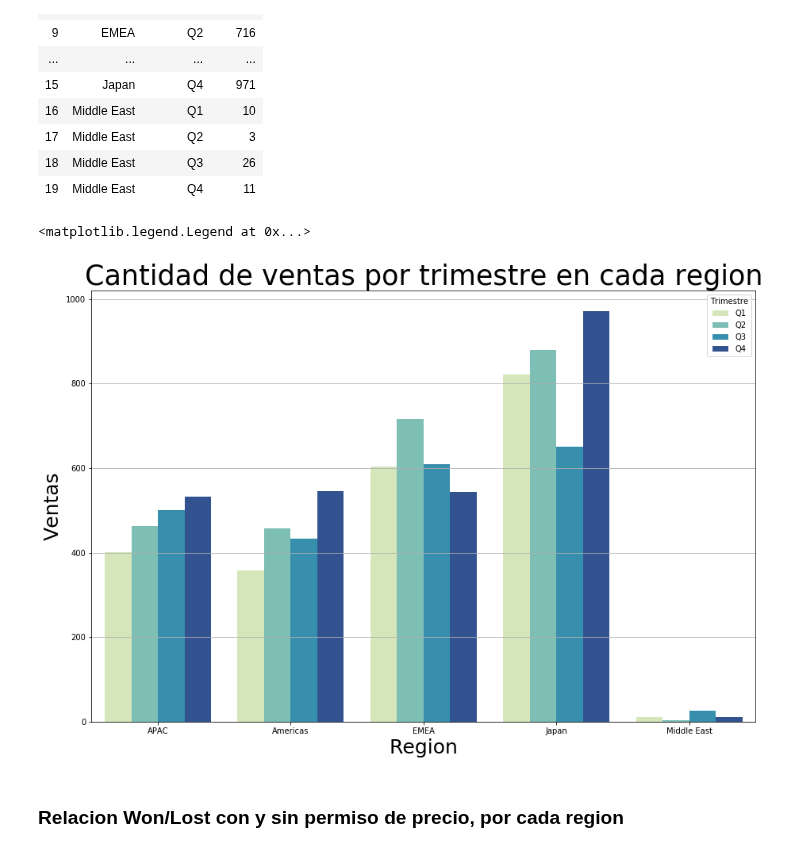
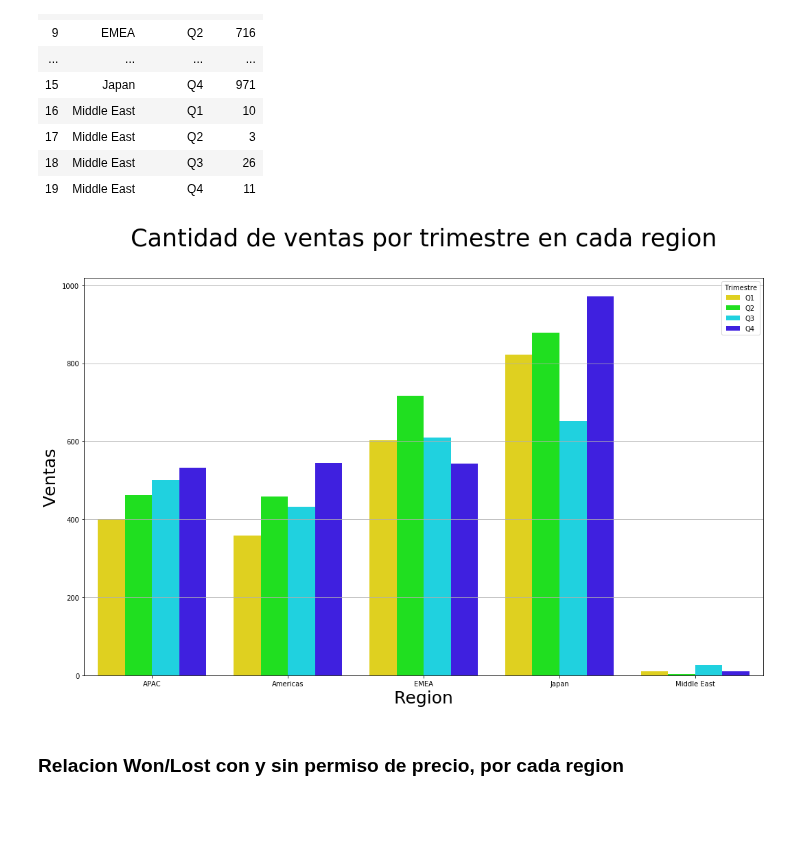
Before and after one commit to FernandoSinisi/Orga-Datos-2C-2020, a Jupyter notebook: TP1/Otros_graficos.ipynb, the cells around one changed output. Drawn from its saved outputs; the diff is of its cells as text; code cells hidden in the pictures; blank space fills up the shorter version.

```diff
--- a/TP1/Otros_graficos.ipynb
+++ b/TP1/Otros_graficos.ipynb
@@ -226,15 +226,17 @@ df_x_region_x_trim
 # %%
 fig,ax=plt.subplots(figsize=(15,10))
 
 plt.grid(True)
-g = sns.barplot(ax=ax,data=df_x_region_x_trim,x='Region',y='Ventas',palette='YlGnBu',alpha=1,hue='Trimestre')
-g.set_title('Cantidad de ventas por trimestre en cada region',size=35)
+g = sns.barplot(ax=ax,data=df_x_region_x_trim,x='Region',y='Ventas',palette='gist_rainbow',alpha=1,hue='Trimestre')
+g.set_title('Cantidad de ventas por trimestre en cada region\n',size=35)
 g.set_xlabel('Region',size=25)
 g.set_ylabel('Ventas',size=25)
 g.legend(title='Trimestre')
+
+plt.tight_layout()
+plt.savefig("pngs/venta-region-Qn.png")
 # %% [output]
-<matplotlib.legend.Legend at 0x...>
-[figure, old version]
+[figure, new version]
 # %% [markdown]
 ### Relacion Won/Lost con y sin permiso de precio, por cada region
 # %%
```
Also changed, not shown: parts of 1 cell of this notebook, 2 other files.
